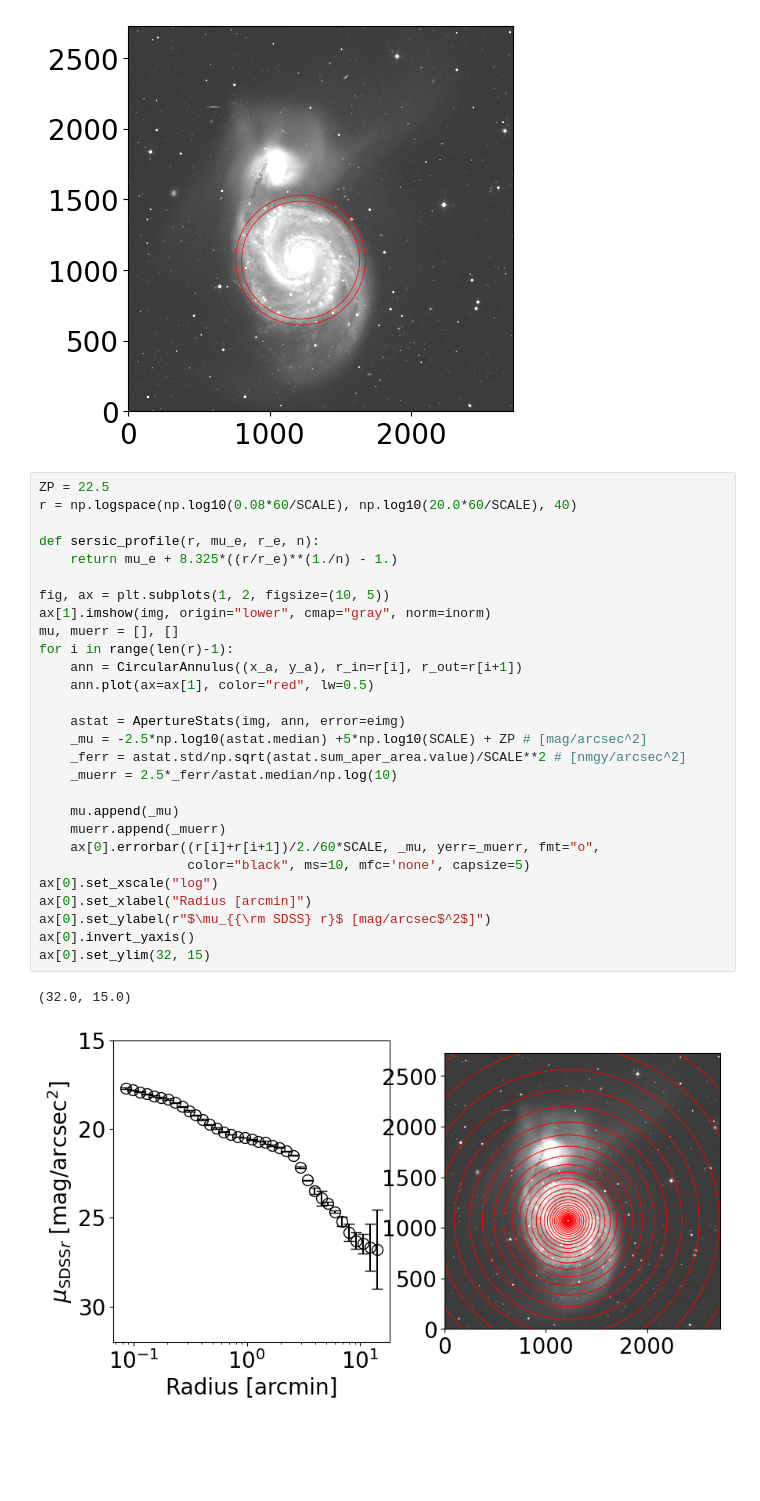
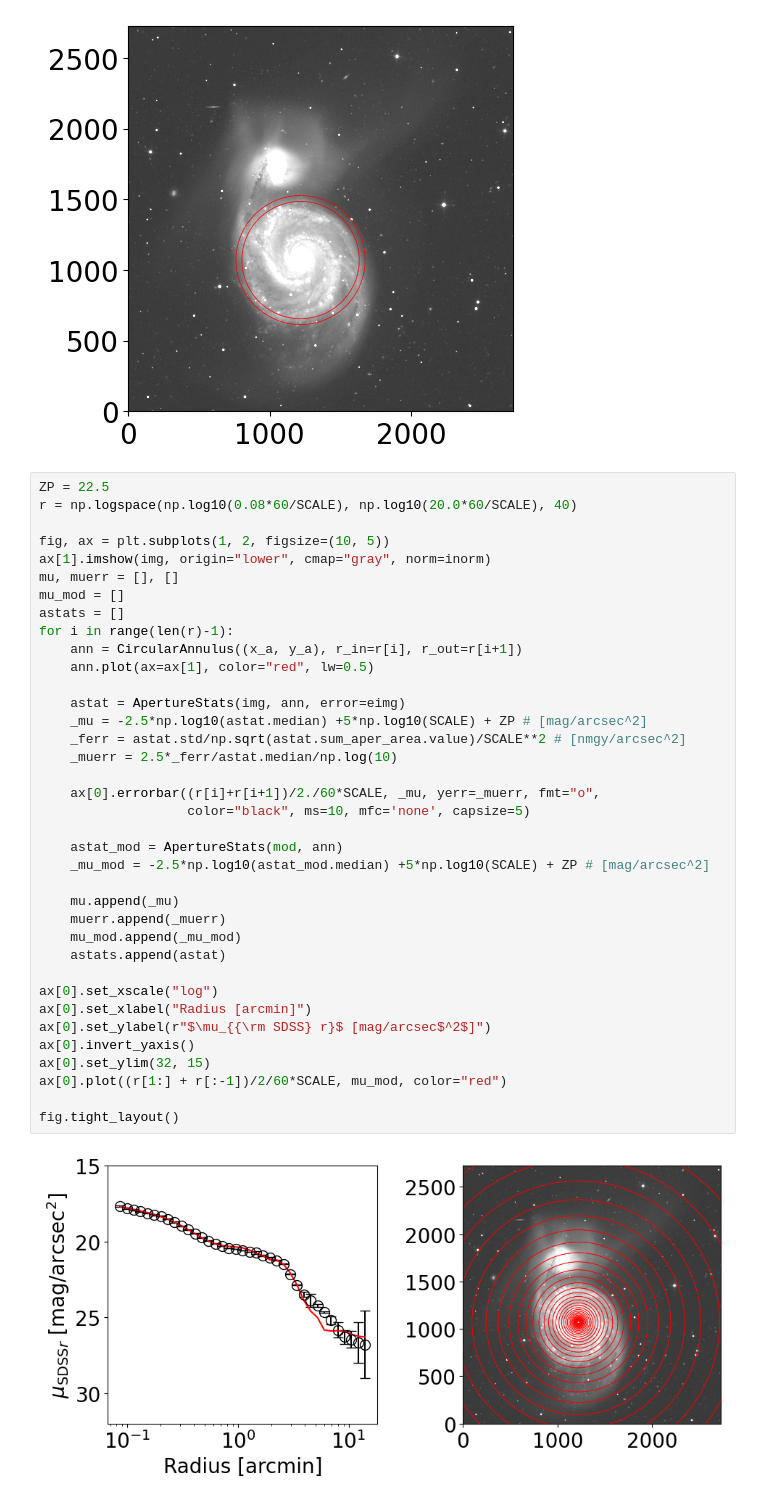
Before and after one commit to hbahk/TAOtutorials, a Jupyter notebook: tutorials/GALFIT-Surface_Photometry.ipynb, the cells around one changed output. Drawn from its saved outputs; the diff is of its cells as text; blank space fills up the shorter version.

```diff
--- a/tutorials/GALFIT-Surface_Photometry.ipynb
+++ b/tutorials/GALFIT-Surface_Photometry.ipynb
@@ -1096,31 +1102,39 @@ ann.plot(ax=ax, color="red", lw=0.5)
 # %%
 ZP = 22.5
 r = np.logspace(np.log10(0.08*60/SCALE), np.log10(20.0*60/SCALE), 40)
 
-def sersic_profile(r, mu_e, r_e, n):
-    return mu_e + 8.325*((r/r_e)**(1./n) - 1.)
-
 fig, ax = plt.subplots(1, 2, figsize=(10, 5))
 ax[1].imshow(img, origin="lower", cmap="gray", norm=inorm)
 mu, muerr = [], []
+mu_mod = []
+astats = []
 for i in range(len(r)-1):
     ann = CircularAnnulus((x_a, y_a), r_in=r[i], r_out=r[i+1])
     ann.plot(ax=ax[1], color="red", lw=0.5)
 
     astat = ApertureStats(img, ann, error=eimg)
     _mu = -2.5*np.log10(astat.median) +5*np.log10(SCALE) + ZP # [mag/arcsec^2]
     _ferr = astat.std/np.sqrt(astat.sum_aper_area.value)/SCALE**2 # [nmgy/arcsec^2]
     _muerr = 2.5*_ferr/astat.median/np.log(10)
 
+    ax[0].errorbar((r[i]+r[i+1])/2./60*SCALE, _mu, yerr=_muerr, fmt="o",
+                   color="black", ms=10, mfc='none', capsize=5)
+
+    astat_mod = ApertureStats(mod, ann)
+    _mu_mod = -2.5*np.log10(astat_mod.median) +5*np.log10(SCALE) + ZP # [mag/arcsec^2]
+
     mu.append(_mu)
     muerr.append(_muerr)
-    ax[0].errorbar((r[i]+r[i+1])/2./60*SCALE, _mu, yerr=_muerr, fmt="o",
-                   color="black", ms=10, mfc='none', capsize=5)
+    mu_mod.append(_mu_mod)
+    astats.append(astat)
+
 ax[0].set_xscale("log")
 ax[0].set_xlabel("Radius [arcmin]")
 ax[0].set_ylabel(r"$\mu_{{\rm SDSS} r}$ [mag/arcsec$^2$]")
 ax[0].invert_yaxis()
 ax[0].set_ylim(32, 15)
+ax[0].plot((r[1:] + r[:-1])/2/60*SCALE, mu_mod, color="red")
+
+fig.tight_layout()
 # %% [output]
-(32.0, 15.0)
-[figure, old version]
+[figure, new version]
```
Also changed, not shown: parts of 6 cells of this notebook, 1 other file.
